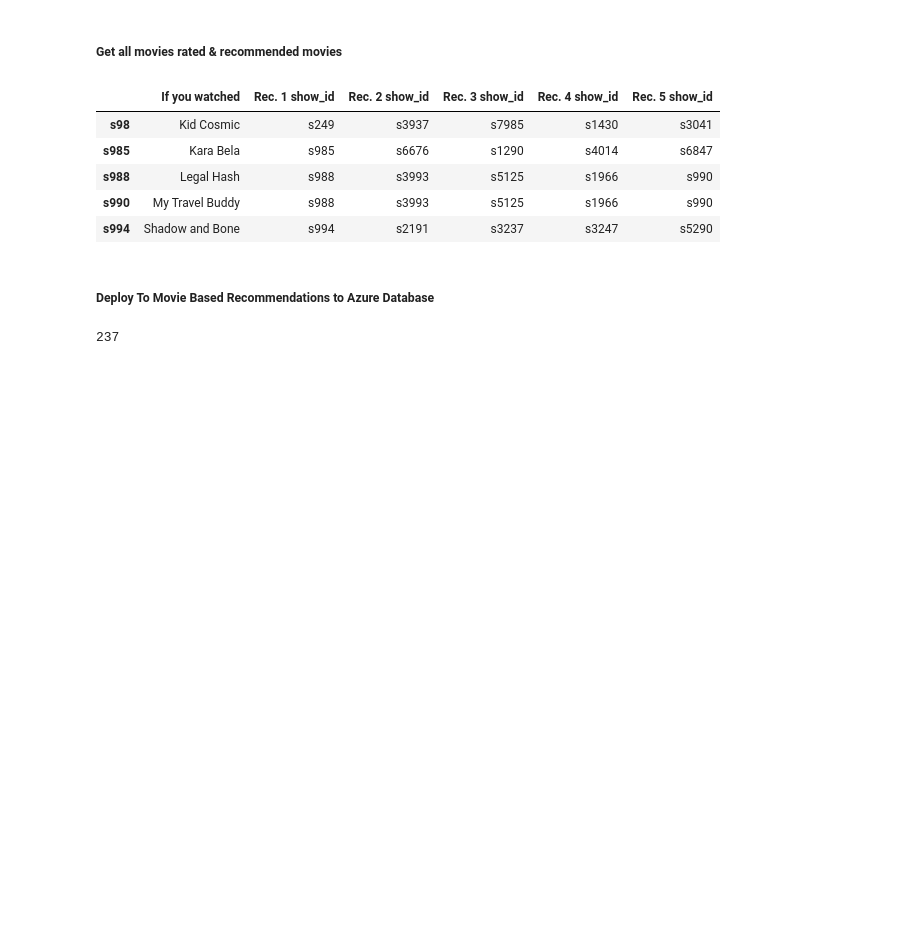
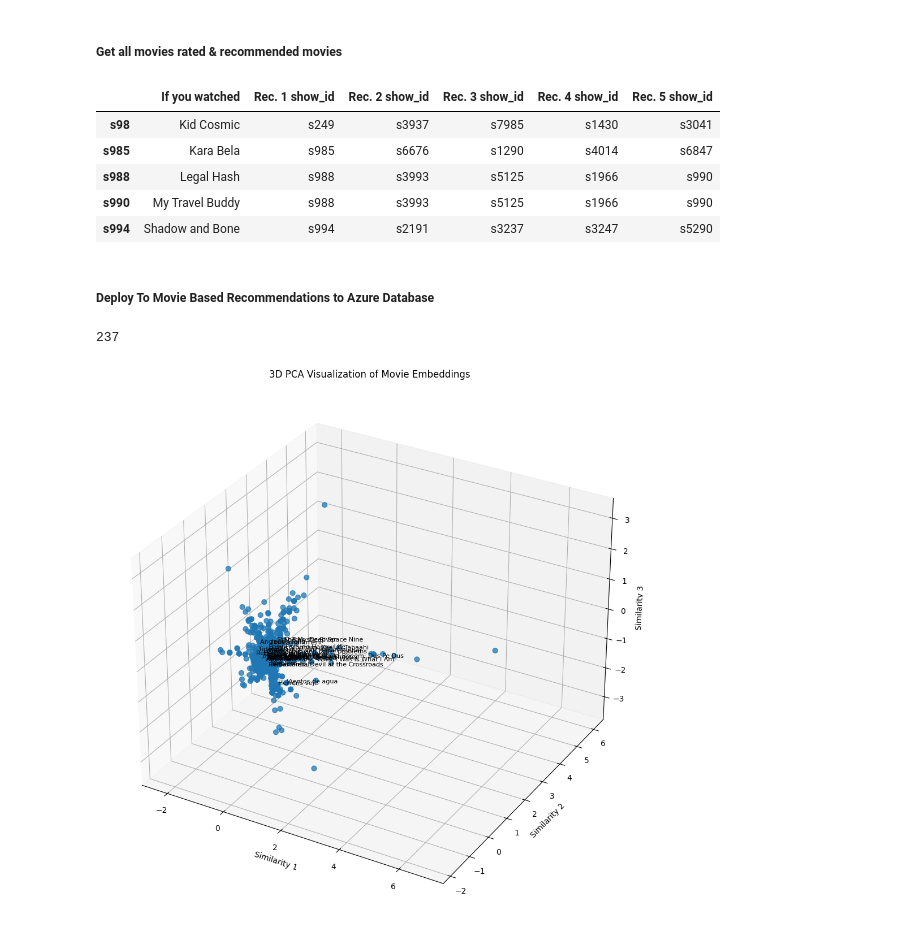
Before and after one commit to sand20man/Winter_Intex_1-10, a Jupyter notebook: ML_Pipeline.ipynb, the cells around one changed output. Saved outputs shown, nothing was run; the diff lists cells and outputs as text; code cells hidden in the pictures; blank space fills up the shorter version.

```diff
--- a/ML_Pipeline.ipynb
+++ b/ML_Pipeline.ipynb
@@ -799,3 +799,50 @@ df_recommendations.to_sql(
     chunksize=1000)
 # %% [output]
 237
+# %%
+import pandas as pd
+import numpy as np
+import matplotlib.pyplot as plt
+from sklearn.decomposition import PCA
+from mpl_toolkits.mplot3d import Axes3D
+
+# Load data
+df_movies = pd.read_csv('movies_titles.csv')
+df_ratings = pd.read_csv('movies_ratings.csv')
+
+# Create user-item matrix (movies x users)
+X = df_ratings.pivot_table(index='show_id', columns='user_id', values='rating').fillna(0)
+
+# Sample if the dataset is too large for plotting
+X_sampled = X.sample(n=min(1800, len(X)), random_state=42)
+
+# Run PCA to reduce to 3 dimensions
+pca = PCA(n_components=3)
+X_3d = pca.fit_transform(X_sampled)
+
+# Map sampled movie IDs to their titles
+sampled_ids = X_sampled.index
+movie_lookup = df_movies.set_index('show_id')
+sampled_titles = movie_lookup.loc[sampled_ids, 'title'].fillna('[No Title]').values
+
+# 3D Plot
+fig = plt.figure(figsize=(14, 10))
+ax = fig.add_subplot(111, projection='3d')
+
+# Scatter plot
+sc = ax.scatter(X_3d[:, 0], X_3d[:, 1], X_3d[:, 2], alpha=0.75, s=40)
+
+# Annotate a few points (optional: change range or logic to pick titles)
+for i in range(0, len(sampled_titles), max(1, len(sampled_titles)//30)):
+    ax.text(X_3d[i, 0], X_3d[i, 1], X_3d[i, 2], sampled_titles[i], fontsize=8)
+
+# Labels and title
+ax.set_title('3D PCA Visualization of Movie Embeddings')
+ax.set_xlabel('Similarity 1')
+ax.set_ylabel('Similarity 2')
+ax.set_zlabel('Similarity 3')
+
+plt.tight_layout()
+plt.show()
+# %% [output]
+[figure, added]
```
Also changed, not shown: parts of 7 cells of this notebook, 3 other files.
